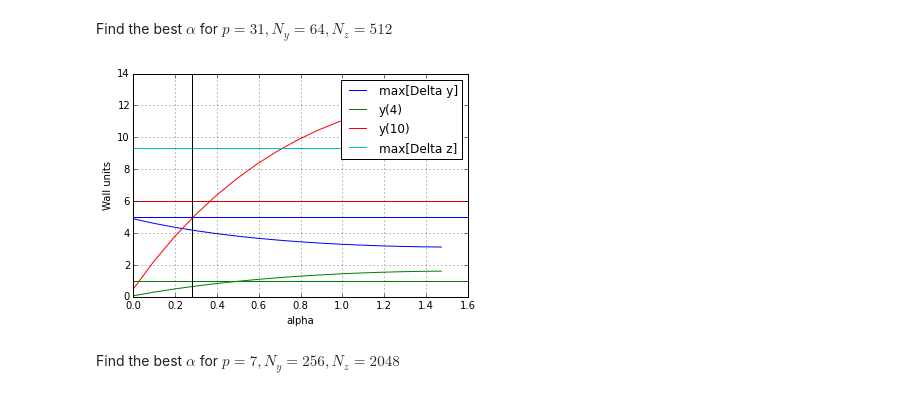
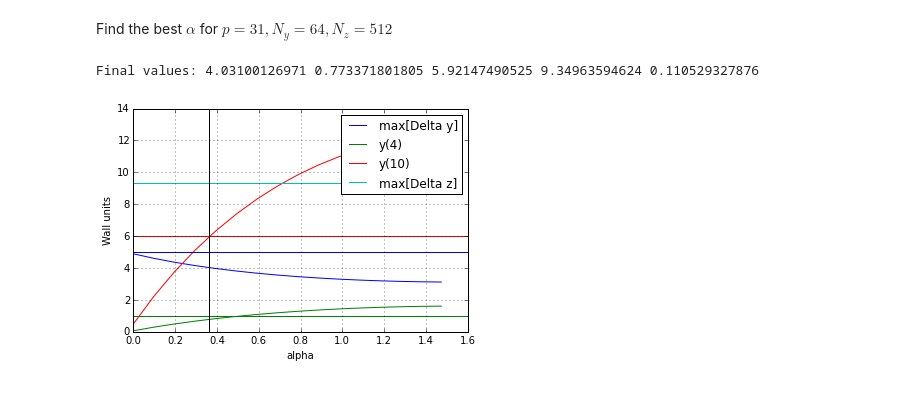
Before and after one commit to maxhutch/sem, a Jupyter notebook: Ducts.ipynb, the cells around one changed output. Cells and saved outputs as stored; diff of their text form; code cells hidden in the pictures.

```diff
--- a/Ducts.ipynb
+++ b/Ducts.ipynb
@@ -12,7 +12,7 @@ def mesh(alpha, N):
     return .5*np.sin(np.linspace(-pi/2+alpha,pi/2-alpha,N))/abs(sin((pi/2-alpha)))
 # %%
 def wall_units(yl, Nz, p, Re, plot=False):
-    lstar=1/Re;
+    lstar=.5/Re;
     As, Bs, Cs, Ds, z, w = sem.semhat(p)
     y_gll = np.zeros(0)
     for i in range(len(yl)-1):
@@ -20,6 +20,7 @@ def wall_units(yl, Nz, p, Re, plot=False):
     ym_vec = (y_gll[1:] - y_gll[:-1]) / lstar
     y_p = (y_gll-y_gll[0])/lstar
     ym = np.max(ym_vec)
+    cm = np.min(ym_vec[ym_vec > 0])
     y1 = y_p[3]
     y10=np.max(ym_vec[1:2*p+3])
     y10=np.max(ym_vec[1:11])
@@ -33,7 +34,7 @@ def wall_units(yl, Nz, p, Re, plot=False):
     for i in range(len(zg)-1):
         z_gll = np.append(z_gll, zg[i]+ (z+1.)/2. * (zg[i+1]-zg[i]))
     zn = np.max(z_gll[1:]-z_gll[:-1])/lstar
-    return ym, y1, y10, zn
+    return ym, y1, y10, zn, cm
 
 def plot_units(yms, y1s, y10s, zms, line=None):
     plt.plot(alphs,yms, label='max[Delta y]')
@@ -51,0 +131,21 @@ def plot_units(yms, y1s, y10s, zms, line=None):
+# %%
+alphs = list(np.linspace(0,pi/2, 16, endpoint=False))
+Re=2000;
+N = 16
+Nl = 129
+Nz = 1025
+yms = []; y1s = []; y10s = []; zms = []; cms = []
+for alph in alphs:
+    yl=mesh(alph, Nl)
+    ym, y1, y10, zm, cm = wall_units(yl,Nz, N,Re)
+    yms.append(ym)
+    y1s.append(y1)
+    y10s.append(y10)
+    zms.append(zm)
+    cms.append(cm)
+
+alpha = 0.22
+plot_units(yms, y1s, y10s, zms, alpha)
+yl=mesh(alpha, Nl)
+ym, y1, y10, zm, cm = wall_units(yl,Nz, N,Re)
+print("Final values:", ym, y1, y10, zm, cm)
@@ -51,0 +155,6 @@ def plot_units(yms, y1s, y10s, zms, line=None):
+# %%
+yl=mesh(0.22, 129)
+plt.figure(figsize=(128,1))
+plot_mesh(yl)
+plt.savefig('mesh_16.png')
+print(yl)
@@ -53,21 +181,24 @@ def plot_units(yms, y1s, y10s, zms, line=None):
 Find the best $\alpha$ for $p = 31, N_y = 64, N_z = 512$
 # %%
 alphs = list(np.linspace(0,pi/2, 16, endpoint=False))
-Re=4000;
+Re=2000;
 N = 31
 Nl = 65
 Nz = 513
 yms = []; y1s = []; y10s = []; zms = []
 for alph in alphs:
     yl=mesh(alph, Nl)
-    ym, y1, y10, zm = wall_units(yl,Nz,N,Re)
+    ym, y1, y10, zm, cm = wall_units(yl,Nz, N,Re)
     yms.append(ym)
     y1s.append(y1)
     y10s.append(y10)
     zms.append(zm)
 
-plot_units(yms, y1s, y10s, zms, .28)
+alpha = 0.36
+plot_units(yms, y1s, y10s, zms, alpha)
+yl=mesh(alpha, Nl)
+ym, y1, y10, zm, cm = wall_units(yl,Nz, N,Re)
+print("Final values:", ym, y1, y10, zm, cm)
 # %% [output]
+Final values: 4.03100126971 0.773371801805 5.92147490525 9.34963594624 0.110529327876
-[figure, old version]
+[figure, new version]
-# %% [markdown]
-Find the best $\alpha$ for $p = 7, N_y = 256, N_z = 2048$
```
Also changed, not shown: parts of 14 cells of this notebook, 2 other files.
